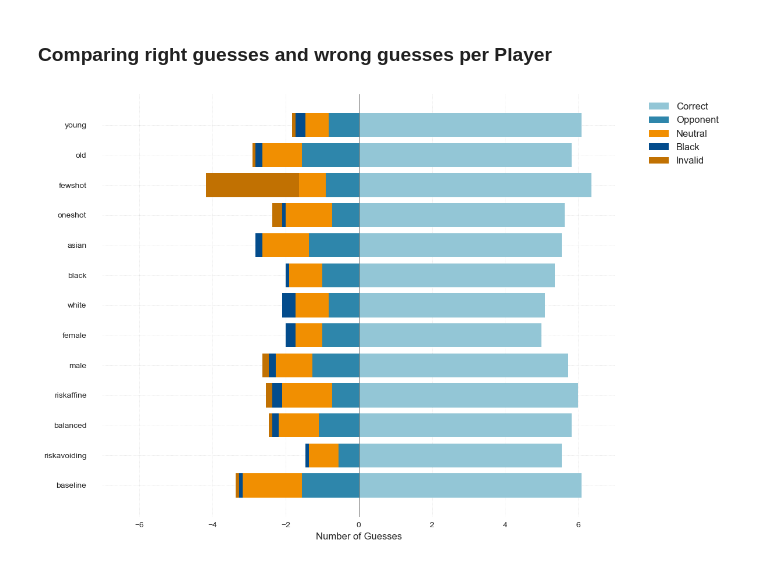
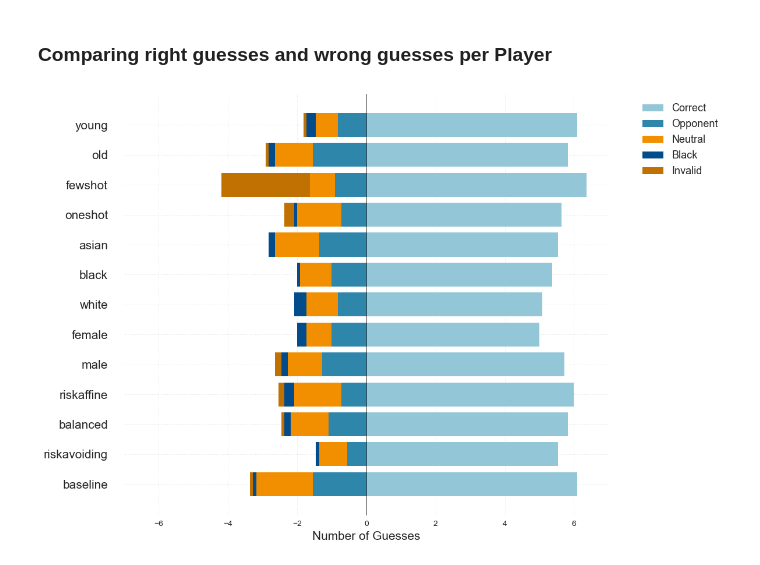
Before and after one commit to Anni0401/LLMs, a Jupyter notebook: LLMs/evaluation/evaluation_optimization.ipynb, the cells around one changed output. Saved outputs shown, nothing was run; the diff lists cells and outputs as text; code cells hidden in the pictures.

Commit message:
evaluation update

```diff
--- a/LLMs/evaluation/evaluation_optimization.ipynb
+++ b/LLMs/evaluation/evaluation_optimization.ipynb
@@ -72,9 +72,9 @@ plt.show()
 fig, ax = plt.subplots(figsize=(12, 8), facecolor='white')
 ax = plt.gca()
 ax.set_facecolor('white')
-# Get categories and calculate positions
-categories = evaluation_data['test']
-y_pos = np.arange(len(categories))
+
+configurations = evaluation_data['test']
+y_pos = np.arange(len(configurations))
 
 ax.barh(y_pos, evaluation_data['guesses_red_correct'],
         color='#93C6D6',
@@ -89,34 +89,34 @@ ax.barh(y_pos, opponent, color='#2E86AB', label='Opponent')
 ax.barh(y_pos, neutral, left=opponent, color='#F18F01', label='Neutral')
 ax.barh(y_pos, black, left=opponent+neutral, color='#034C8C', label='Black')
 ax.barh(y_pos, invalid, left=opponent+neutral+black, color='#C17102', label='Invalid')
 
 ax.set_yticks(y_pos)
-ax.set_yticklabels(categories)
+ax.set_yticklabels(configurations, fontsize = 15)
 ax.axvline(x=0, color='black', linestyle='-', linewidth=0.5)
 
 max_value = max(
     evaluation_data['guesses_red_correct'].max(),
     abs((opponent + neutral + black + invalid).min())
 )
 
 ax.set_xlim(-max_value*1.1, max_value*1.1)
 
 ax.spines['top'].set_visible(False)
 ax.spines['right'].set_visible(False)
 
 ax.grid(axis='x', linestyle='--', alpha=0.7)
 
-ax.set_xlabel('Number of Guesses', fontsize=12)
+ax.set_xlabel('Number of Guesses', fontsize=15)
 
 ax.tick_params(axis='y', which='major', pad=20)
 
-ax.legend(bbox_to_anchor=(1.05, 1), loc='upper left', fontsize=12)
+ax.legend(bbox_to_anchor=(1.05, 1), loc='upper left', fontsize=13)
 
 plt.grid(axis='y', color='gray', linestyle=':', linewidth=0.5, alpha=0.3)
 plt.grid(axis='x', color='gray', linestyle=':', linewidth=0.5, alpha=0.3)
 
 plt.tight_layout()
 
 plt.show()
 # %% [output]
-[figure, old version]
+[figure, new version]
```
